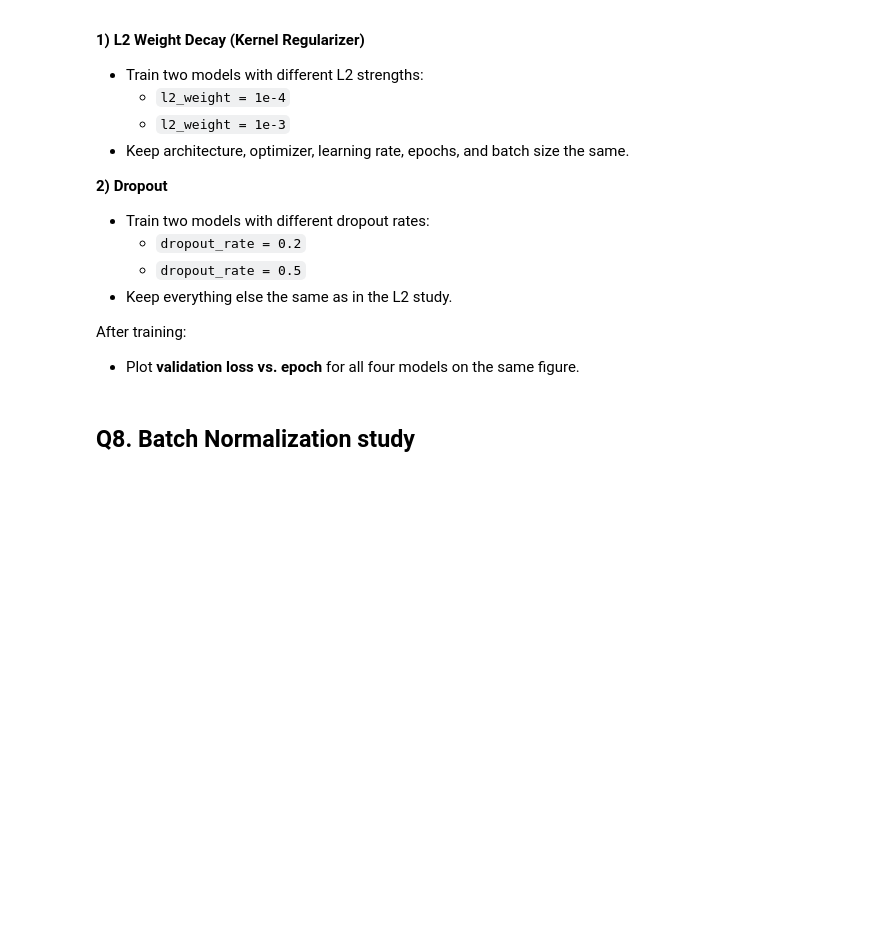
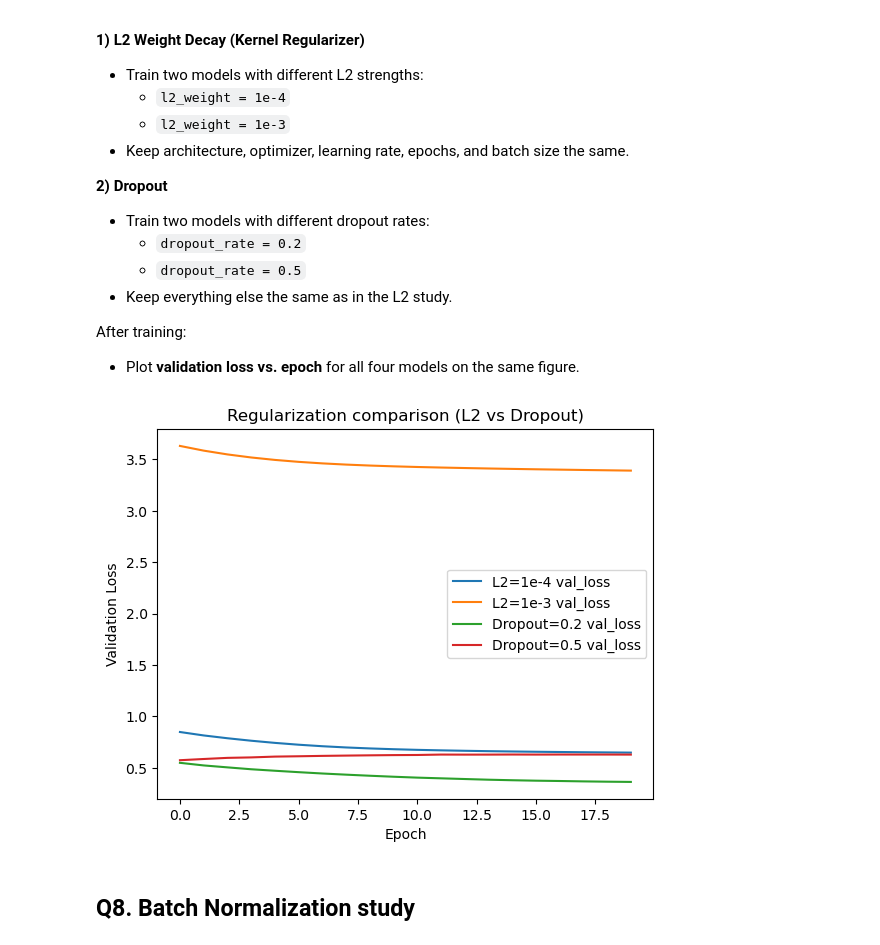
Before and after one commit to neh8/MLSP26-A2-OPT-Group-4, a Jupyter notebook: a2.ipynb, the cells around one changed output. Saved outputs shown, nothing was run; the diff lists cells and outputs as text; code cells hidden in the pictures; blank space fills up the shorter version.

```diff
--- a/a2.ipynb
+++ b/a2.ipynb
@@ -482,7 +485,7 @@ After training:
 # TODO: Regularization Experiments — L2 Weight Decay and Dropout
 
 # TODO: Choose ONE best initialization from Q2 and keep it fixed
-base_init = _____
+base_init = he
 
 
 # =========================
@@ -491,31 +494,31 @@ base_init = _____
 
 model_l2_1 = compile_model(
     build_deep_mlp(
-        input_dim=_____,
-        depth=_____,
-        width=_____,
-        activation=_____,                 # TODO: activation function
-        kernel_initializer=_____,
-        l2_weight=_____                   # TODO: smaller L2 value (e.g., 1e-4)
+        input_dim=X_train_p.shape[1],
+        depth=6,
+        width=256,
+        activation="relu",                 # TODO: activation function
+        kernel_initializer=base_init,
+        l2_weight=1e-4                   # TODO: smaller L2 value (e.g., 1e-4)
     ),
-    keras.optimizers._____(              # TODO: optimizer type
-        learning_rate=_____,
-        momentum=_____                   # TODO: momentum value
+    keras.optimizers.SGD(              # TODO: optimizer type
+        learning_rate=1e-3,
+        momentum=0.0                  # Because momentum interacts with L2 and dropout, it is set to 0.0 for this experiment.
     )
 )
 
 model_l2_2 = compile_model(
     build_deep_mlp(
-        input_dim=_____,
-        depth=_____,
-        width=_____,
-        activation=_____,
-        kernel_initializer=_____,
-        l2_weight=_____                   # TODO: larger L2 value (e.g., 1e-3)
+        input_dim=X_train_p.shape[1],
+        depth=6,
+        width=256,
+        activation="relu",
+        kernel_initializer=base_init,
+        l2_weight=1e-3                   # TODO: larger L2 value (e.g., 1e-3)
     ),
-    keras.optimizers._____(
-        learning_rate=_____,
-        momentum=_____
+    keras.optimizers.SGD(
+        learning_rate=1e-3,
+        momentum=0.0
     )
 )
 
@@ -527,51 +530,53 @@ hist_l2_2 = fit_model(model_l2_2, epochs=20)
 # =========================
 # Dropout Study
 # =========================
 
 model_do_1 = compile_model(
     build_deep_mlp(
-        input_dim=_____,
-        depth=_____,
-        width=_____,
-        activation=_____,
-        kernel_initializer=_____,
-        dropout_rate=_____               # TODO: moderate dropout (e.g., 0.2)
+        input_dim=X_train_p.shape[1],
+        depth=6,
+        width=256,
+        activation="relu",
+        kernel_initializer=base_init,
+        dropout_rate=0.2               # TODO: moderate dropout (e.g., 0.2)
     ),
-    keras.optimizers._____(
-        learning_rate=_____,
-        momentum=_____
+    keras.optimizers.SGD(
+        learning_rate=1e-3,
+        momentum=0.0
     )
 )
 
 model_do_2 = compile_model(
     build_deep_mlp(
-        input_dim=_____,
-        depth=_____,
-        width=_____,
-        activation=_____,
-        kernel_initializer=_____,
-        dropout_rate=_____               # TODO: stronger dropout (e.g., 0.5)
+        input_dim=X_train_p.shape[1],
+        depth=6,
+        width=256,
+        activation="relu",
+        kernel_initializer=base_init,
+        dropout_rate=0.5               # TODO: stronger dropout (e.g., 0.5)
     ),
-    keras.optimizers._____(
-        learning_rate=_____,
-        momentum=_____
+    keras.optimizers.SGD(
+        learning_rate=1e-3,
+        momentum=0.0
     )
 )
 
 # function call- do not change
 hist_do_1 = fit_model(model_do_1, epochs=20)
 hist_do_2 = fit_model(model_do_2, epochs=20)
 
 plt.figure()
 plt.plot(hist_l2_1.history["val_loss"], label="L2=1e-4 val_loss")
 plt.plot(hist_l2_2.history["val_loss"], label="L2=1e-3 val_loss")
 plt.plot(hist_do_1.history["val_loss"], label="Dropout=0.2 val_loss")
 plt.plot(hist_do_2.history["val_loss"], label="Dropout=0.5 val_loss")
 plt.xlabel("Epoch")
 plt.ylabel("Validation Loss")
 plt.legend()
 plt.title("Regularization comparison (L2 vs Dropout)")
 plt.show()
+# %% [output]
+[figure, added]
 # %% [markdown]
 ## Q8. Batch Normalization study
 # %% [markdown]
```
Also changed, not shown: parts of 5 cells of this notebook.
